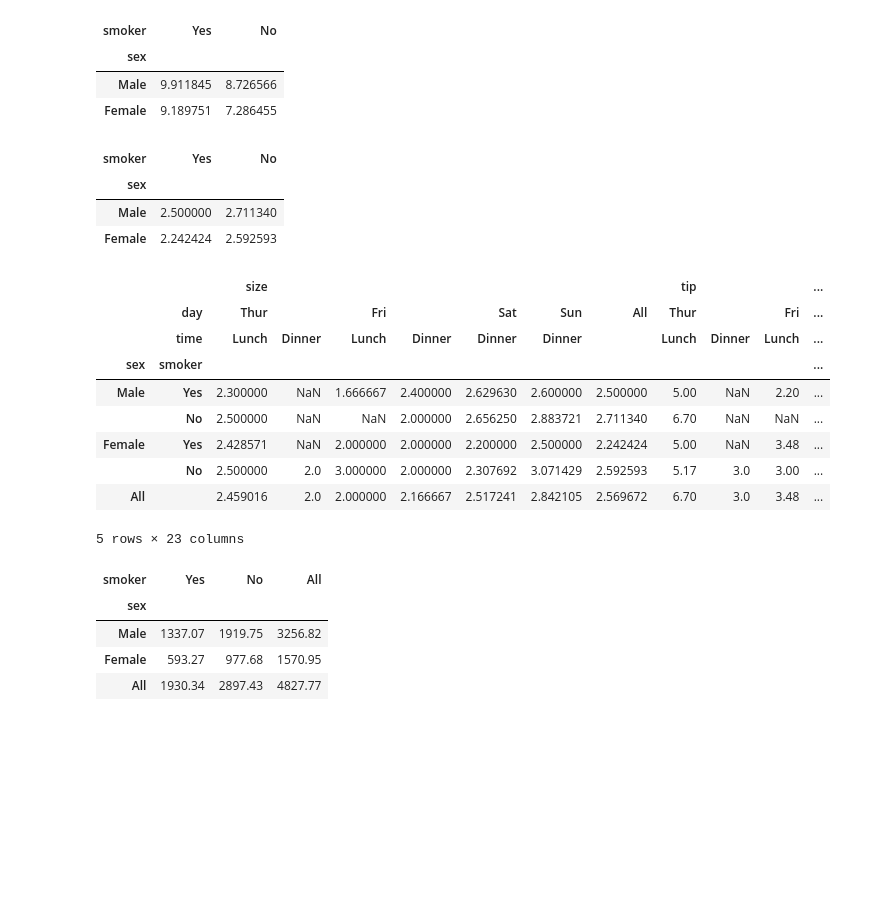
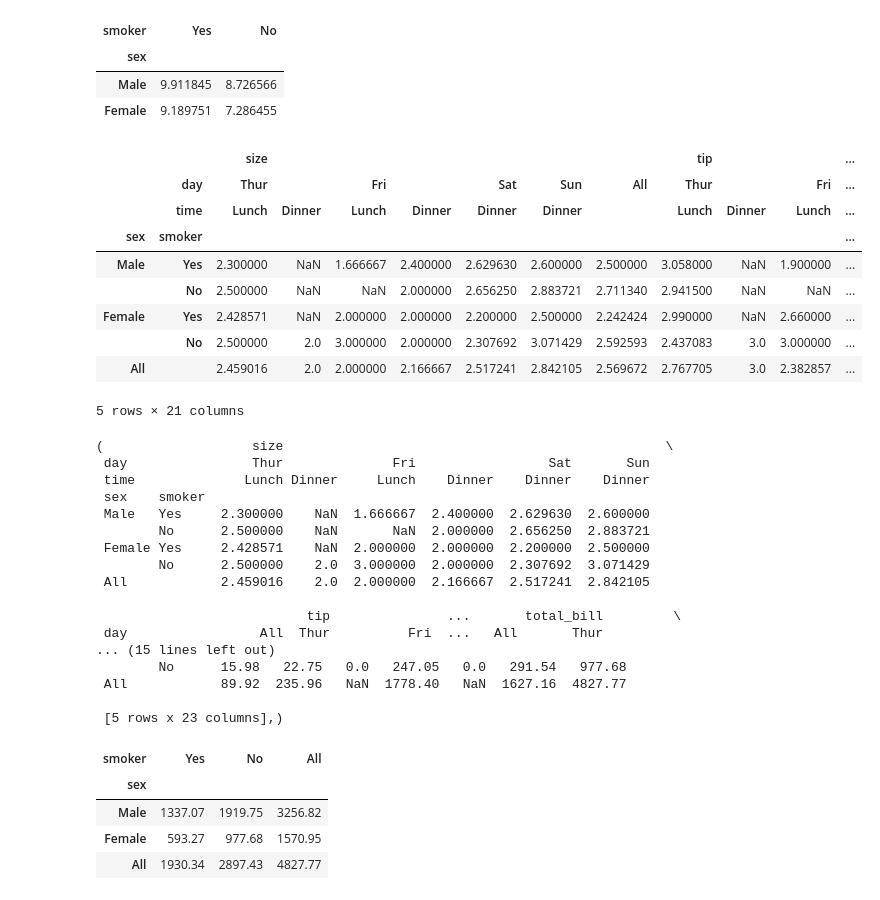
Before and after one commit to DevRitesh08/0.-Preparatory-Topics-for-ML, a Jupyter notebook: Pandas/Multiindex_objects.ipynb, the cells around one changed output. Cells and saved outputs as stored; diff of their text form; code cells hidden in the pictures; blank space fills up the shorter version.

```diff
--- a/Pandas/Multiindex_objects.ipynb
+++ b/Pandas/Multiindex_objects.ipynb
@@ -803,28 +811,42 @@ df.pivot_table(index='sex',columns='smoker',values='total_bill',aggfunc='std')
 | sex |  |  |
 | Male | 9.911845 | 8.726566 |
 | Female | 9.189751 | 7.286455 |
-# %%
-# all cols together
-df.pivot_table(index='sex',columns='smoker')['size']
-# %% [output]
-| smoker | Yes | No |
-| sex |  |  |
-| Male | 2.500000 | 2.711340 |
-| Female | 2.242424 | 2.592593 |
+# %%
+# multidimensional
+df.pivot_table(index=['sex','smoker'],columns=['day','time'],margins=True)
+# here margins = True gives the total values for rows and columns .
+# %% [output]
+|  |  | size |  |  |  |  |  |  | tip |  |  | ... |
+|  | day | Thur |  | Fri |  | Sat | Sun | All | Thur |  | Fri | ... |
+|  | time | Lunch | Dinner | Lunch | Dinner | Dinner | Dinner |  | Lunch | Dinner | Lunch | ... |
+| sex | smoker |  |  |  |  |  |  |  |  |  |  | ... |
+| Male | Yes | 2.300000 | NaN | 1.666667 | 2.400000 | 2.629630 | 2.600000 | 2.500000 | 3.058000 | NaN | 1.900000 | ... |
+|  | No | 2.500000 | NaN | NaN | 2.000000 | 2.656250 | 2.883721 | 2.711340 | 2.941500 | NaN | NaN | ... |
+| Female | Yes | 2.428571 | NaN | 2.000000 | 2.000000 | 2.200000 | 2.500000 | 2.242424 | 2.990000 | NaN | 2.660000 | ... |
+|  | No | 2.500000 | 2.0 | 3.000000 | 2.000000 | 2.307692 | 3.071429 | 2.592593 | 2.437083 | 3.0 | 3.000000 | ... |
+| All |  | 2.459016 | 2.0 | 2.000000 | 2.166667 | 2.517241 | 2.842105 | 2.569672 | 2.767705 | 3.0 | 2.382857 | ... |
+5 rows × 21 columns
 # %%
-# multidimensional
-df.pivot_table(index=['sex','smoker'],columns=['day','time'],aggfunc={'size':'mean','tip':'max','total_bill':'sum'},margins=True)
+df.pivot_table(index=['sex','smoker'],columns=['day','time'],aggfunc={'size':'mean','tip':'max','total_bill':'sum'} ,margins=True),
+# it is a 5D table
 # %% [output]
-|  |  | size |  |  |  |  |  |  | tip |  |  | ... |
-|  | day | Thur |  | Fri |  | Sat | Sun | All | Thur |  | Fri | ... |
-|  | time | Lunch | Dinner | Lunch | Dinner | Dinner | Dinner |  | Lunch | Dinner | Lunch | ... |
-| sex | smoker |  |  |  |  |  |  |  |  |  |  | ... |
-| Male | Yes | 2.300000 | NaN | 1.666667 | 2.400000 | 2.629630 | 2.600000 | 2.500000 | 5.00 | NaN | 2.20 | ... |
-|  | No | 2.500000 | NaN | NaN | 2.000000 | 2.656250 | 2.883721 | 2.711340 | 6.70 | NaN | NaN | ... |
-| Female | Yes | 2.428571 | NaN | 2.000000 | 2.000000 | 2.200000 | 2.500000 | 2.242424 | 5.00 | NaN | 3.48 | ... |
-|  | No | 2.500000 | 2.0 | 3.000000 | 2.000000 | 2.307692 | 3.071429 | 2.592593 | 5.17 | 3.0 | 3.00 | ... |
-| All |  | 2.459016 | 2.0 | 2.000000 | 2.166667 | 2.517241 | 2.842105 | 2.569672 | 6.70 | 3.0 | 3.48 | ... |
-5 rows × 23 columns
+(                   size                                                 \
+ day                Thur              Fri                 Sat       Sun
+ time              Lunch Dinner     Lunch    Dinner    Dinner    Dinner
+ sex    smoker
+ Male   Yes     2.300000    NaN  1.666667  2.400000  2.629630  2.600000
+        No      2.500000    NaN       NaN  2.000000  2.656250  2.883721
+ Female Yes     2.428571    NaN  2.000000  2.000000  2.200000  2.500000
+        No      2.500000    2.0  3.000000  2.000000  2.307692  3.071429
+ All            2.459016    2.0  2.000000  2.166667  2.517241  2.842105
+
+                           tip               ...       total_bill         \
+ day                 All  Thur          Fri  ...   All       Thur
+... (15 lines left out)
+        No      15.98   22.75   0.0   247.05   0.0   291.54   977.68
+ All            89.92  235.96   NaN  1778.40   NaN  1627.16  4827.77
+
+ [5 rows x 23 columns],)
 # %%
 # margins
 df.pivot_table(index='sex',columns='smoker',values='total_bill',aggfunc='sum',margins=True)
```
Also changed, not shown: parts of 13 cells of this notebook, 2 other files.
